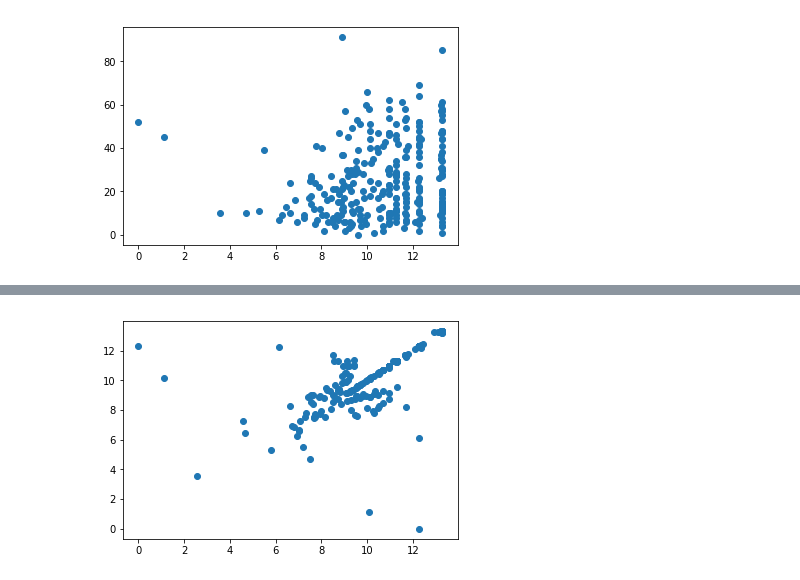
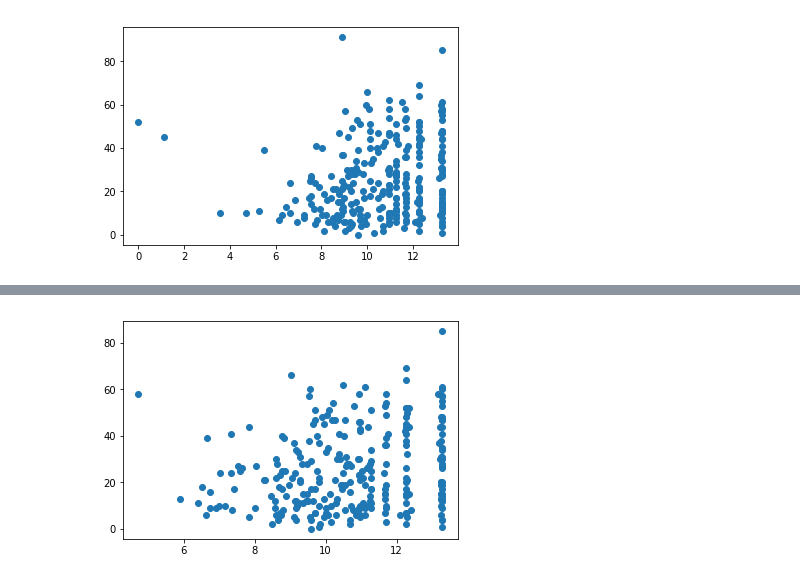
Before and after one commit to mjkern/RedditSubcultures, a Jupyter notebook: Data Cleaning and Augmentation.ipynb, the cells around one changed output, grey strips where cells are left out. Saved outputs shown, nothing was run; the diff lists cells and outputs as text; code cells hidden in the pictures.

Commit message:
calculates novelty average based on window

```diff
--- a/Data Cleaning and Augmentation.ipynb
+++ b/Data Cleaning and Augmentation.ipynb
@@ -178,3 +178,19 @@ submissions = submissions.drop('prev_submission_dist', axis=1)
 submissions['next_submission_dist'] = submissions['word_p_dist'].shift(-1).replace(to_replace={float("Nan"): None})
 submissions['transience'] = submissions.apply(lambda row: kld(row['word_p_dist'], row['next_submission_dist']), axis=1)
 submissions = submissions.drop('next_submission_dist', axis=1)
+# %%
+# Calculate novelty based on multiple previous submissions
+window_size = 5
+
+# Helper to average kld of multiple other submissions
+def average_kld(of_dist, given_dists):
+    if any(map(lambda x: x == None, given_dists)):
+        return float("Nan")
+    return np.mean(list(map(lambda given_dist: kld(of_dist, given_dist), given_dists)))
+
+# Get the distributions of earlier submissions
+submissions['prev_dists'] = submissions['word_p_dist'].apply(lambda x: list()) # get a sequence of empty lists
+for i in range(1, window_size + 1):
+    submissions['prev_dists'] = submissions['prev_dists'].combine(submissions['word_p_dist'].shift(i).replace(to_replace={float("Nan"): None}), lambda x, y: x + [y])
+
+submissions['novelty_5'] = submissions.apply(lambda row: average_kld(row['word_p_dist'], row['prev_dists']), axis=1)
@@ -328,5 +358,5 @@ plt.show()
 # %%
-plt.scatter(x=submissions['novelty'], y=submissions['transience'])
+plt.scatter(x=submissions['novelty_5'], y=submissions['score'])
 plt.show()
 # %% [output]
-[figure, old version]
+[figure, new version]
```
Also changed, not shown: parts of 2 cells of this notebook.
